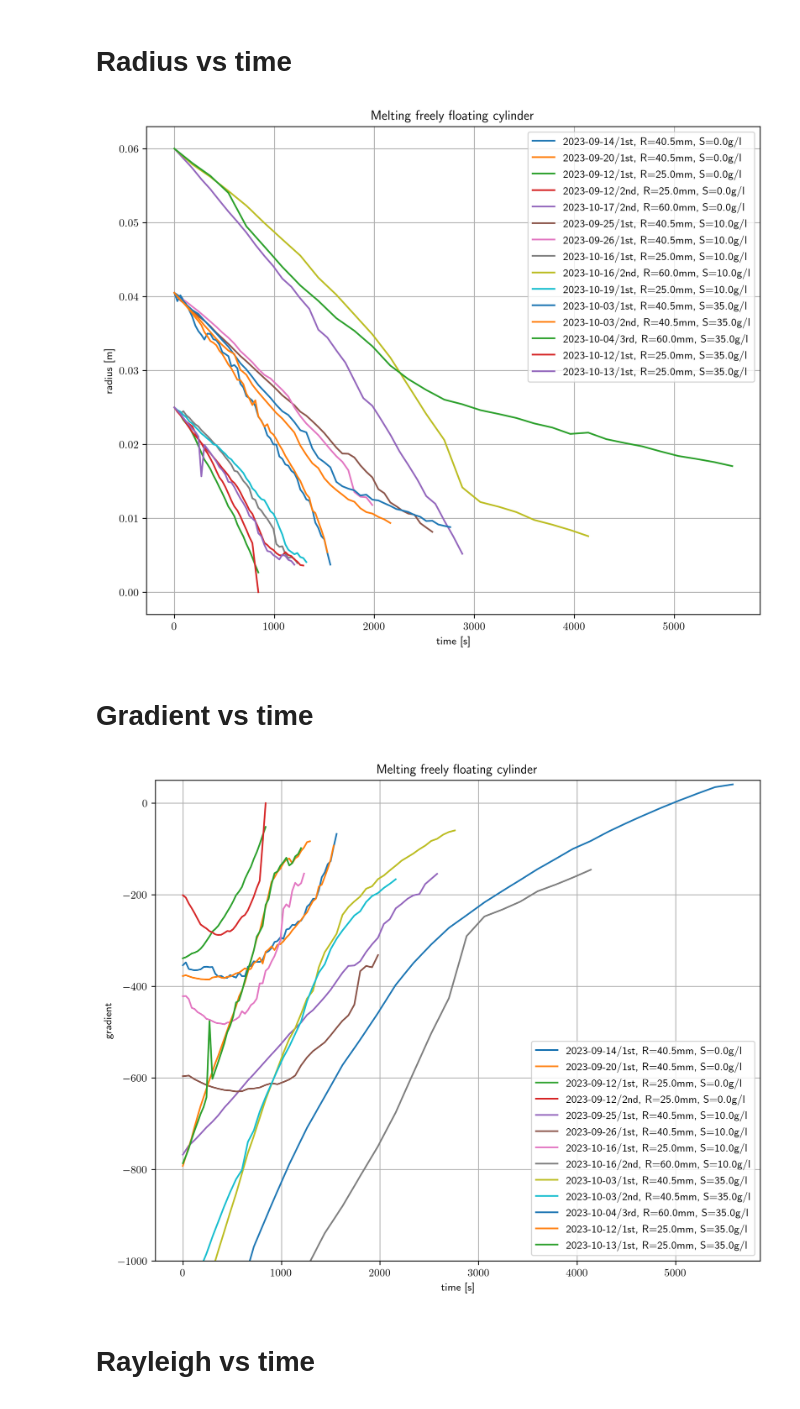
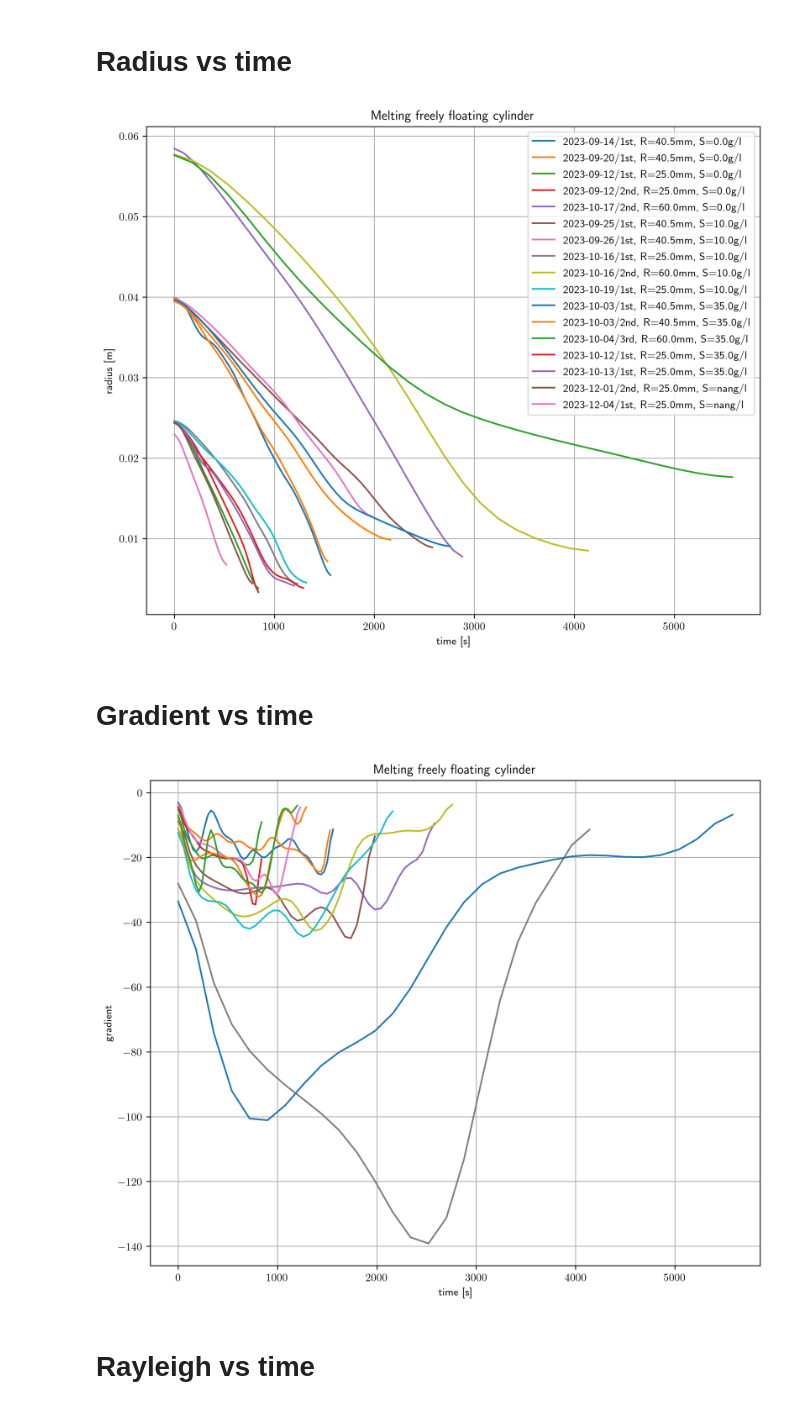
Before and after one commit to ebellincioni/floatingIce, a Jupyter notebook: 23-09-13_floating_dataAnalysis.ipynb, the cells around one changed output. Drawn from its saved outputs; the diff is of its cells as text; code cells hidden in the pictures.

```diff
--- a/23-09-13_floating_dataAnalysis.ipynb
+++ b/23-09-13_floating_dataAnalysis.ipynb
@@ -346,7 +346,8 @@ directory = '/Users/edoardo/Library/CloudStorage/OneDrive-UniversityofTwente/flo
 
 cylinders = ['2023-09-14/1st','2023-09-20/1st', '2023-09-12/1st','2023-09-12/2nd', '2023-10-17/2nd',# S=0
              '2023-09-25/1st','2023-09-26/1st','2023-10-16/1st','2023-10-16/2nd', '2023-10-19/1st',# S=10
-             '2023-10-03/1st','2023-10-03/2nd','2023-10-04/3rd','2023-10-12/1st','2023-10-13/1st']# S=35
+             '2023-10-03/1st','2023-10-03/2nd','2023-10-04/3rd','2023-10-12/1st','2023-10-13/1st',# S=35
+             '2023-12-01/2nd','2023-12-04/1st']# D2O
 
 plt.figure(figsize=(10,8),dpi=300)
 plt.rcParams['text.usetex'] = True
@@ -376,13 +377,13 @@ for cylinder in cylinders:
     radii = correct_outliers(radii)
 
     if exp_radius==0.025:
-        plt.plot(contours_per_shot*10*np.arange(len(radii)),radii,
+        plt.plot(contours_per_shot*10*np.arange(len(radii)),gf1d(radii,2),
                  label=f'{cylinder}, R={exp_radius*1e3:.1f}mm, S={exp_sal}g/l') # one shot every 10 seconds
     elif exp_radius==0.0405:
-        plt.plot(contours_per_shot*10*np.arange(len(radii)),radii,
+        plt.plot(contours_per_shot*10*np.arange(len(radii)),gf1d(radii,2),
                  label=f'{cylinder}, R={exp_radius*1e3:.1f}mm, S={exp_sal}g/l') # one shot every 10 seconds
     elif exp_radius==0.06:
-        plt.plot(contours_per_shot*30*np.arange(len(radii)),radii,
+        plt.plot(contours_per_shot*30*np.arange(len(radii)),gf1d(radii,2),
                  label=f'{cylinder}, R={exp_radius*1e3:.1f}mm, S={exp_sal}g/l') # one shot every 30 seconds
 
 # plt.plot(np.array(evolution(0.0405))/evolution(0.0405)[0],label='theo')
@@ -400,7 +401,7 @@ plt.ylabel('radius [m]')
 plt.title('Melting freely floating cylinder')
 plt.show()
 # %% [output]
-[figure, old version]
+[figure, new version]
 # %% [markdown]
 # Gradient vs time
 # %%
@@ -419,46 +420,37 @@ for cylinder in cylinders:
     for contour in glob.glob(dirContours+'/*.csv'):
         contoursPATH.append(contour)
     contoursPATH = np.sort(contoursPATH)
     contours_per_shot = int(contoursPATH[1][-5]) - 1 # fraction of contours over number of shots
     info = np.genfromtxt(dirContours+'info',delimiter=',')
     exp_radius,exp_sal,exp_wt = info[1,1],info[1,0],np.mean((info[1,2],info[1,4]))
 
     radii = []
     for contourPATH in contoursPATH:
         contour = np.genfromtxt(contourPATH,dtype='float',delimiter=',')
         if contour.shape[1]!=2: contour = contour.T
         radius = np.sqrt(PolyArea(contour[:,1],contour[:,0])/np.pi)
         radii.append(radius)
 
     radii = correct_outliers(radii)
 
     if exp_radius==0.025:
-        x = contours_per_shot*10*np.arange(len(radii))
-        fit = np.poly1d(np.polyfit(x,radii,deg=2)/(10*contours_per_shot))
-        plt.plot(x,radii*np.gradient(fit(x)),
+        plt.plot(contours_per_shot*10*np.arange(len(radii)),np.gradient(gf1d(radii,2)),
                  label=f'{cylinder}, R={exp_radius*1e3:.1f}mm, S={exp_sal}g/l') # one shot every 10 seconds
     elif exp_radius==0.0405:
-        x = contours_per_shot*10*np.arange(len(radii))
-        fit = np.poly1d(np.polyfit(x,radii,deg=2)/(10*contours_per_shot))
-        plt.plot(x,radii*np.gradient(fit(x)),
+        plt.plot(contours_per_shot*10*np.arange(len(radii)),np.gradient(gf1d(radii,2)),
                  label=f'{cylinder}, R={exp_radius*1e3:.1f}mm, S={exp_sal}g/l') # one shot every 10 seconds
     elif exp_radius==0.06:
-        x = contours_per_shot*30*np.arange(len(radii))
-        fit = np.poly1d(np.polyfit(x,radii,deg=2)/(30*contours_per_shot))
-        plt.plot(x,radii*np.gradient(fit(x)),
+        plt.plot(contours_per_shot*30*np.arange(len(radii)),np.gradient(gf1d(radii,2)),
                  label=f'{cylinder}, R={exp_radius*1e3:.1f}mm, S={exp_sal}g/l') # one shot every 30 seconds
-    del x,fit
 
-plt.ylim(-1e3,50)
 
 plt.grid()
-plt.legend()
 plt.xlabel('time [s]')
 plt.ylabel('gradient')
 plt.title('Melting freely floating cylinder')
 plt.show()
 # %% [output]
-[figure, old version]
+[figure, new version]
 # %% [markdown]
 # Rayleigh vs time
 # %%
```
Also changed, not shown: parts of 10 cells of this notebook, 1 other file.
